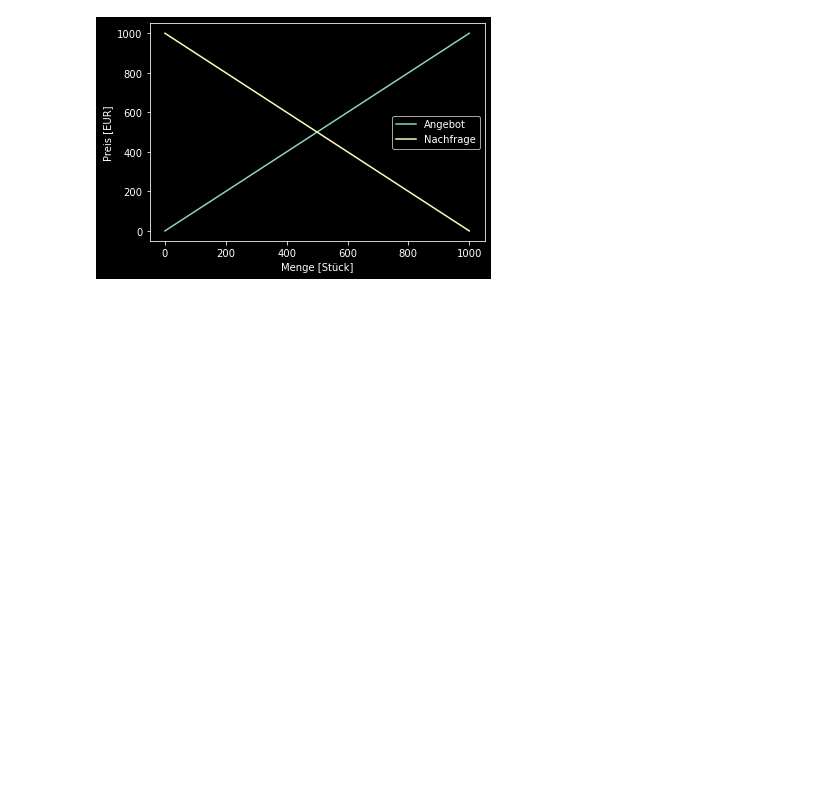
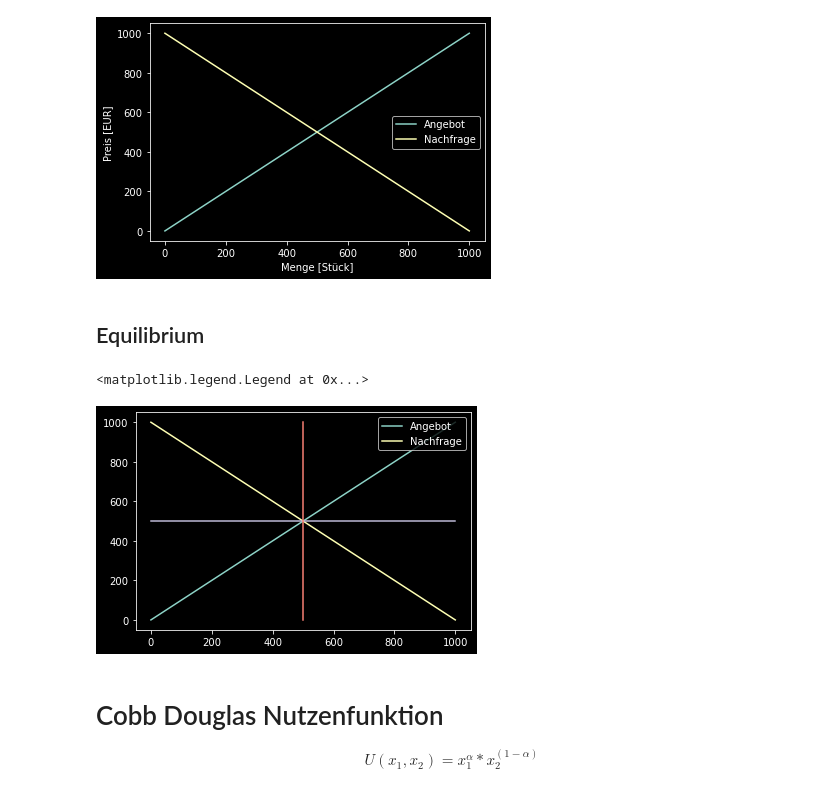
Before and after one commit to roman91DE/machine-learning, a Jupyter notebook: vwl_plotting.ipynb, the cells around one changed output. Saved outputs shown, nothing was run; the diff lists cells and outputs as text; code cells hidden in the pictures; blank space fills up the shorter version.

```diff
--- a/vwl_plotting.ipynb
+++ b/vwl_plotting.ipynb
@@ -64,3 +67,25 @@ ax.legend()
 # %% [output]
 <matplotlib.legend.Legend at 0x...>
 [figure]
+# %% [markdown]
+## Equilibrium
+# %%
+fig, ax = plt.subplots()
+
+ax.plot(prices, supply(prices), label="Angebot")
+ax.plot(prices, demand(prices), label="Nachfrage")
+
+pmean = np.full(len(prices), np.mean(prices))
+xmean = np.full(len(x), np.mean(x))
+
+ax.plot(prices, xmean)
+ax.plot(pmean, x)
+
+ax.legend()
+# %% [output]
+<matplotlib.legend.Legend at 0x...>
+[figure, added]
+# %% [markdown]
+# Cobb Douglas Nutzenfunktion
+
+$$U(x_1, x_2)=x_1^{\alpha} * x_2^{(1-\alpha)}$$
```
Also changed, not shown: parts of 2 cells of this notebook.
